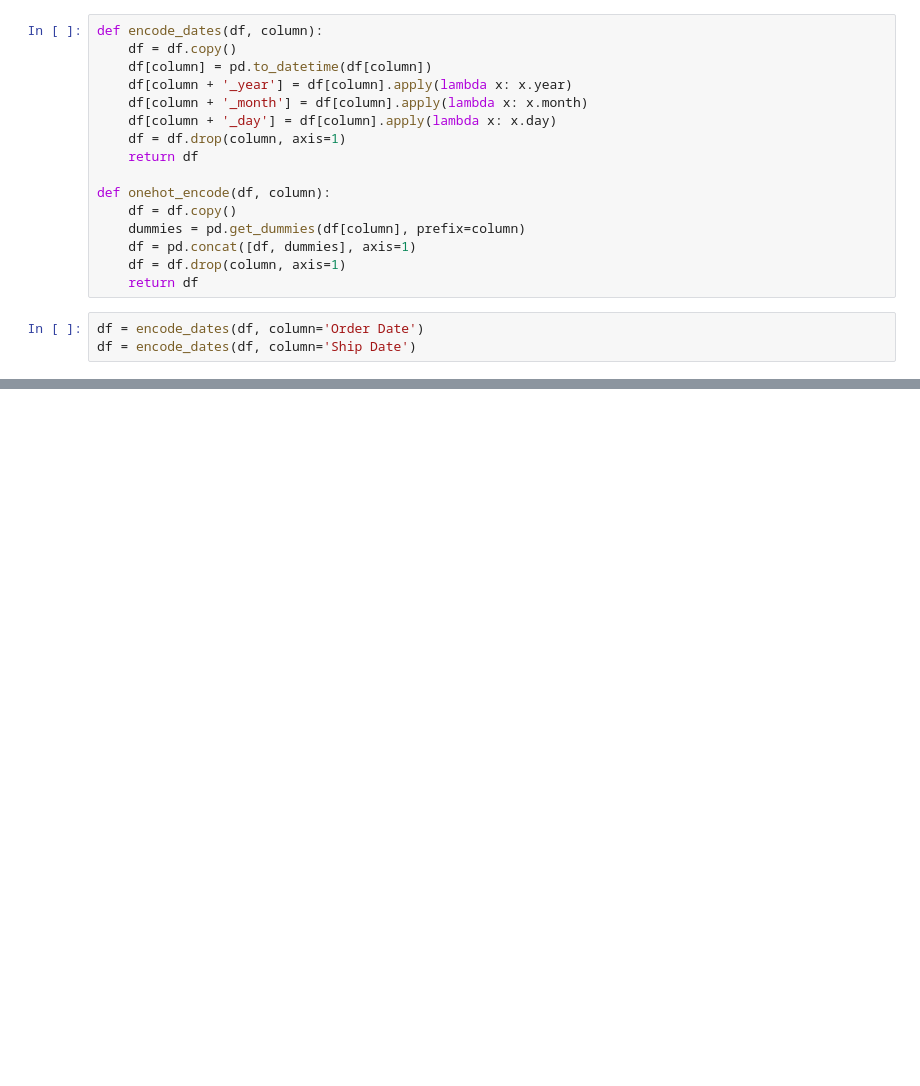
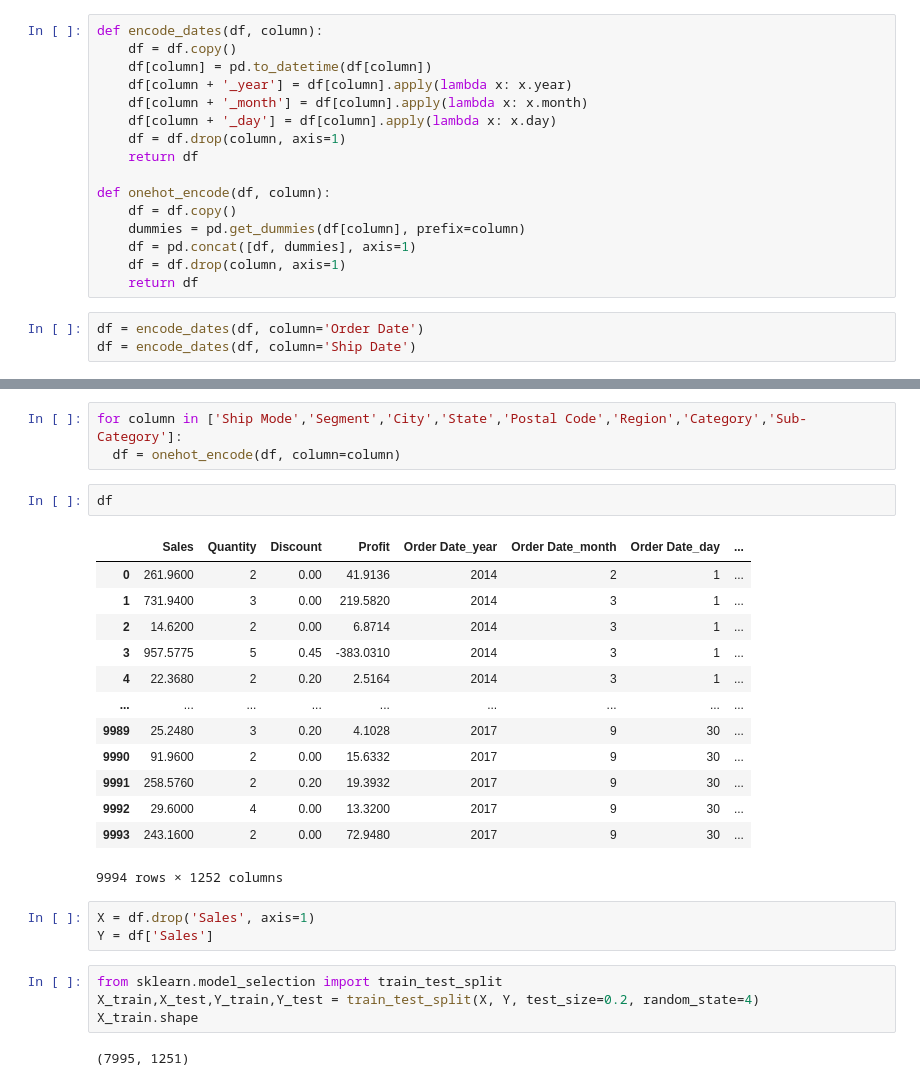
Before and after one commit to sahilkumar0511/Superstore_Sales_Prediction, a Jupyter notebook: Superstore_Sales_Prediction.ipynb, the cells around one changed output, grey strips where cells are left out. Drawn from its saved outputs; the diff is of its cells as text; blank space fills up the shorter version.

```diff
--- a/Superstore_Sales_Prediction.ipynb
+++ b/Superstore_Sales_Prediction.ipynb
@@ -94,0 +108,28 @@ df
+# %%
+for column in ['Ship Mode','Segment','City','State','Postal Code','Region','Category','Sub-Category']:
+  df = onehot_encode(df, column=column)
+# %%
+df
+# %% [output]
+|  | Sales | Quantity | Discount | Profit | Order Date_year | Order Date_month | Order Date_day | ... |
+| 0 | 261.9600 | 2 | 0.00 | 41.9136 | 2014 | 2 | 1 | ... |
+| 1 | 731.9400 | 3 | 0.00 | 219.5820 | 2014 | 3 | 1 | ... |
+| 2 | 14.6200 | 2 | 0.00 | 6.8714 | 2014 | 3 | 1 | ... |
+| 3 | 957.5775 | 5 | 0.45 | -383.0310 | 2014 | 3 | 1 | ... |
+| 4 | 22.3680 | 2 | 0.20 | 2.5164 | 2014 | 3 | 1 | ... |
+| ... | ... | ... | ... | ... | ... | ... | ... | ... |
+| 9989 | 25.2480 | 3 | 0.20 | 4.1028 | 2017 | 9 | 30 | ... |
+| 9990 | 91.9600 | 2 | 0.00 | 15.6332 | 2017 | 9 | 30 | ... |
+| 9991 | 258.5760 | 2 | 0.20 | 19.3932 | 2017 | 9 | 30 | ... |
+| 9992 | 29.6000 | 4 | 0.00 | 13.3200 | 2017 | 9 | 30 | ... |
+| 9993 | 243.1600 | 2 | 0.00 | 72.9480 | 2017 | 9 | 30 | ... |
+9994 rows × 1252 columns
+# %%
+X = df.drop('Sales', axis=1)
+Y = df['Sales']
+# %%
+from sklearn.model_selection import train_test_split
+X_train,X_test,Y_train,Y_test = train_test_split(X, Y, test_size=0.2, random_state=4)
+X_train.shape
+# %% [output]
+(7995, 1251)
```
Also changed, not shown: parts of 11 cells of this notebook.
